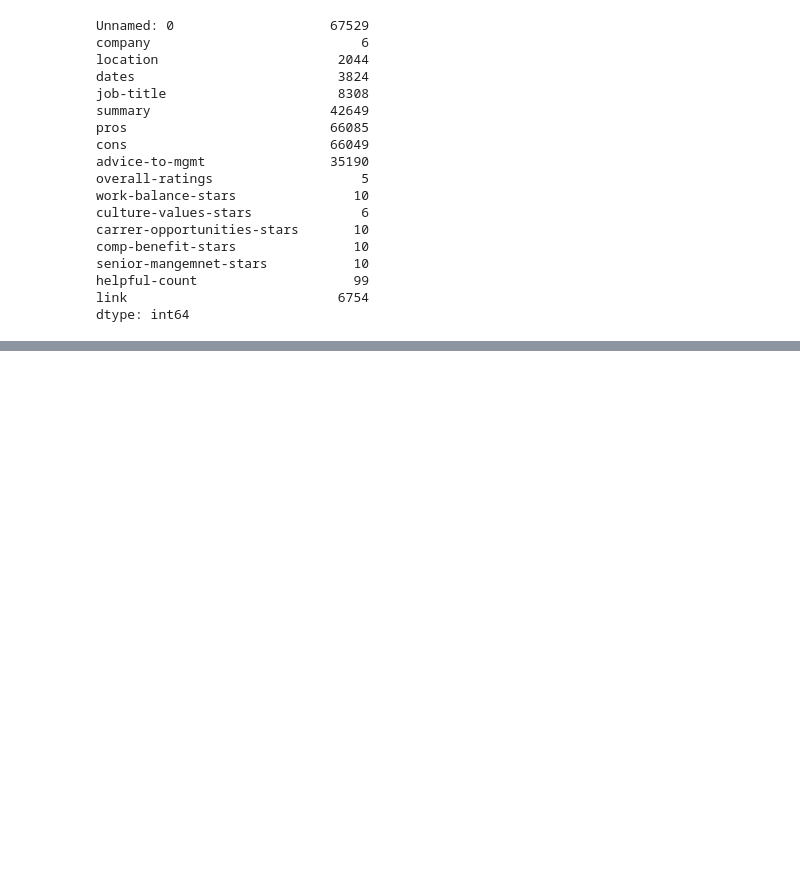
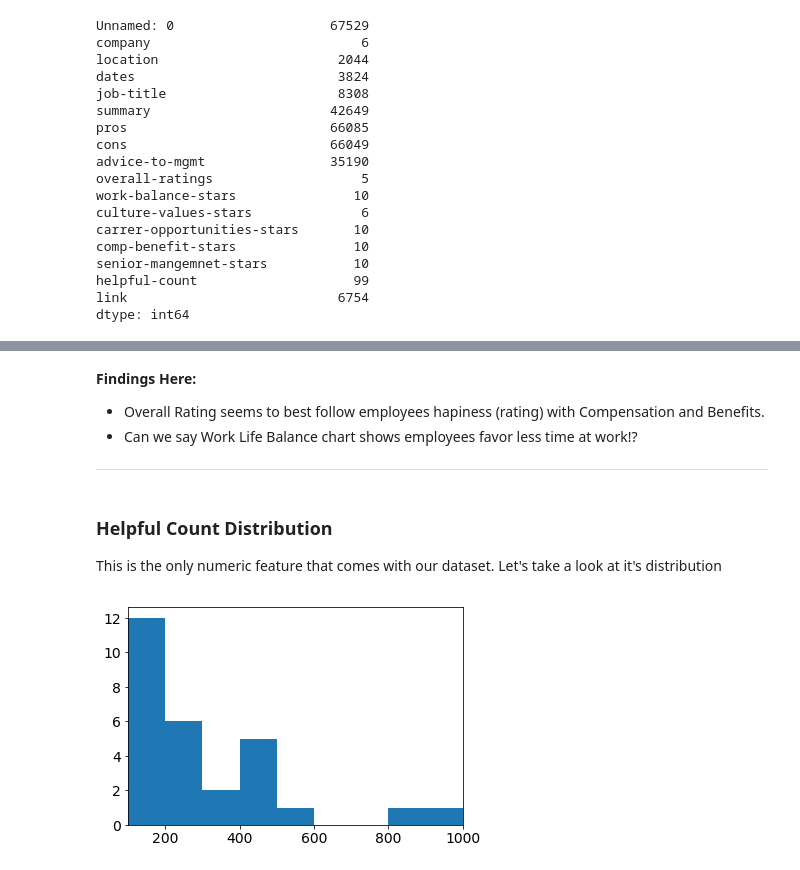
Before and after one commit to bnikanjam/eda_glassdoor, a Jupyter notebook: top_tech_workplace_experiance.ipynb, the cells around one changed output, grey strips where cells are left out. Cells and saved outputs as stored; diff of their text form; code cells hidden in the pictures; blank space fills up the shorter version.

```diff
--- a/top_tech_workplace_experiance.ipynb
+++ b/top_tech_workplace_experiance.ipynb
@@ -443,0 +471,17 @@ dtype: int64
+# %% [markdown]
+**Findings Here:**
+- Overall Rating seems to best follow employees hapiness (rating) with Compensation and Benefits.
+- Can we say Work Life Balance chart shows employees favor less time at work!?
+___
+# %% [markdown]
+### Helpful Count Distribution
+
+This is the only numeric feature that comes with our dataset. Let's take a look at it's distribution
+# %%
+def hist_magnifier(df, x, xlim1, xlim2, binsize):
+    plt.hist(data=df, x=x, bins=np.arange(xlim1, xlim2+binsize, binsize))
+    plt.xlim(xlim1, xlim2);
+# %%
+hist_magnifier(df, df.helpful_count, 100, 1000, 100)
+# %% [output]
+[figure, added]
```
Also changed, not shown: parts of 76 cells of this notebook, 3 other files.
